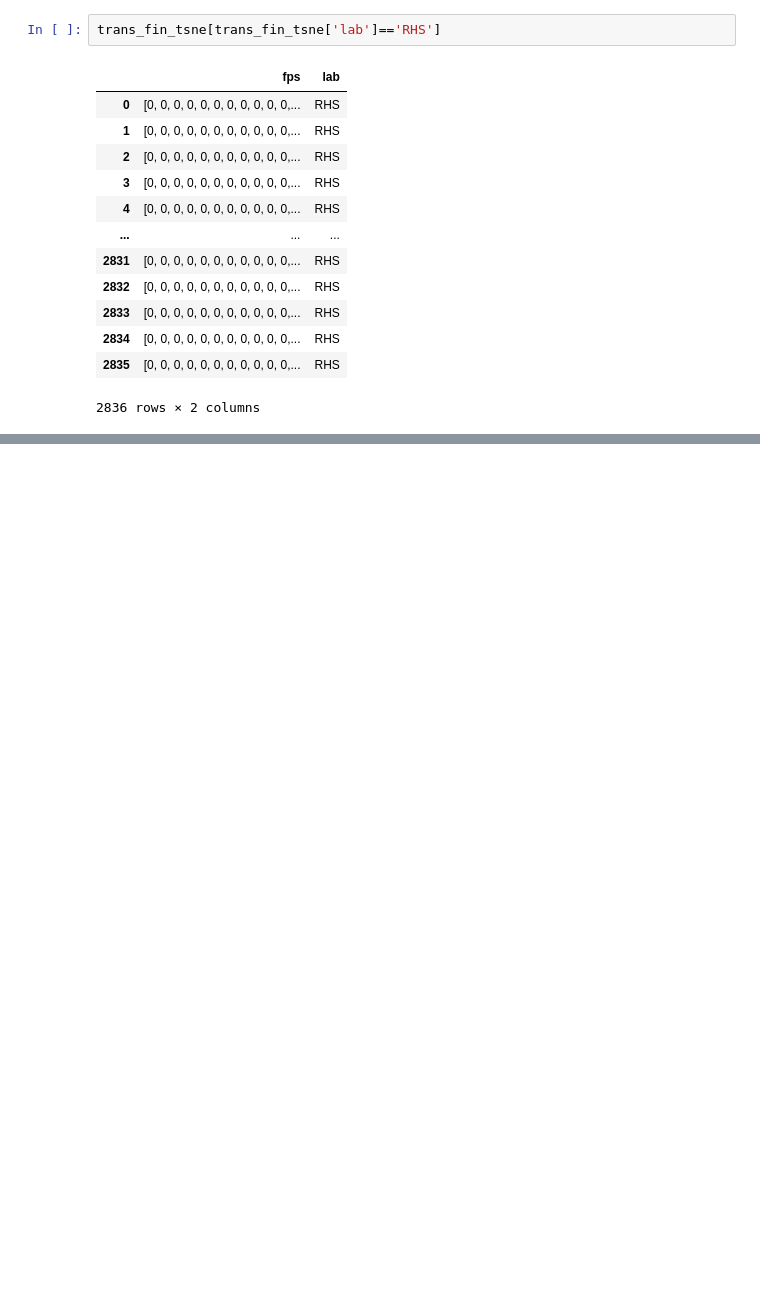
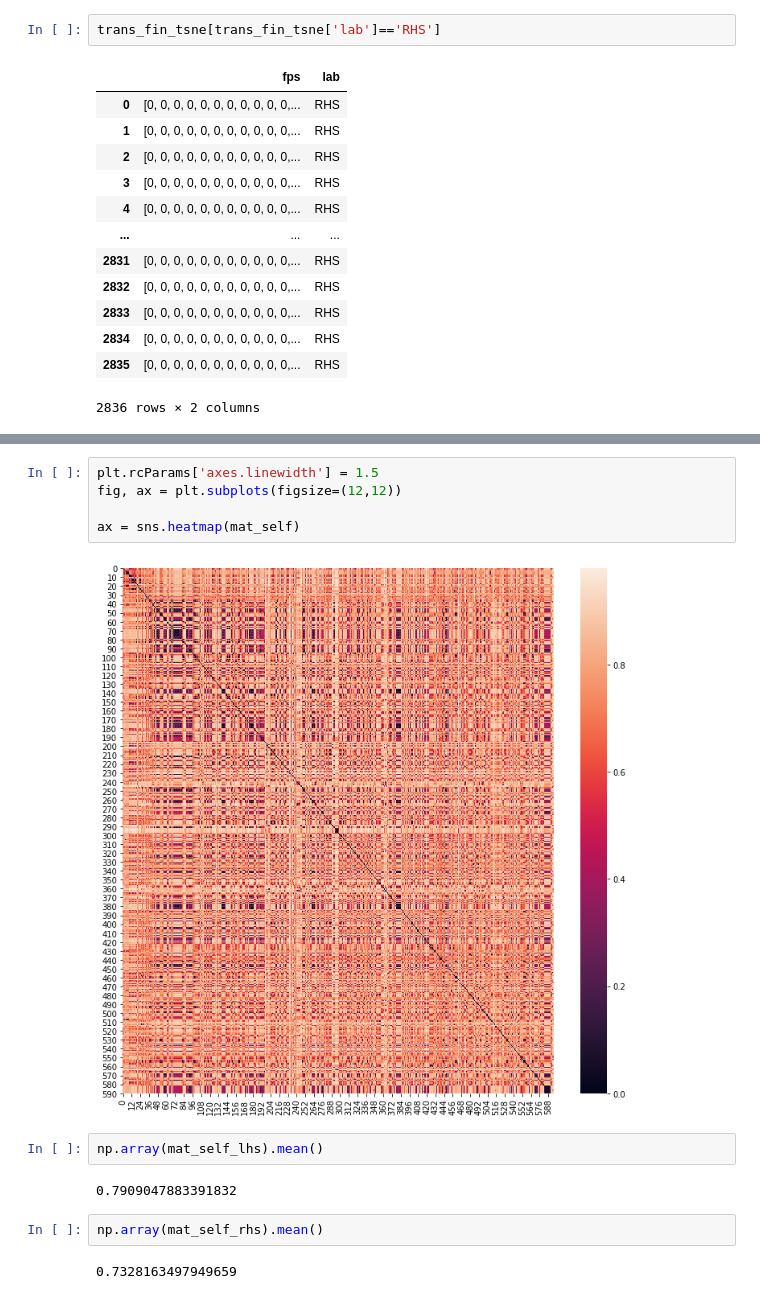
Before and after one commit to domgurvic/efflux_mmpa, a Jupyter notebook: run_mmpa_fge.ipynb, the cells around one changed output, grey strips where cells are left out. Drawn from its saved outputs; the diff is of its cells as text; blank space fills up the shorter version.

```diff
--- a/run_mmpa_fge.ipynb
+++ b/run_mmpa_fge.ipynb
@@ -570,0 +701,15 @@ trans_fin_tsne[trans_fin_tsne['lab']=='LHS']
+# %%
+plt.rcParams['axes.linewidth'] = 1.5
+fig, ax = plt.subplots(figsize=(12,12))
+
+ax = sns.heatmap(mat_self)
+# %% [output]
+[figure, added]
+# %%
+np.array(mat_self_lhs).mean()
+# %% [output]
+0.7909047883391832
+# %%
+np.array(mat_self_rhs).mean()
+# %% [output]
+0.7328163497949659
```
Also changed, not shown: parts of 13 cells of this notebook.
